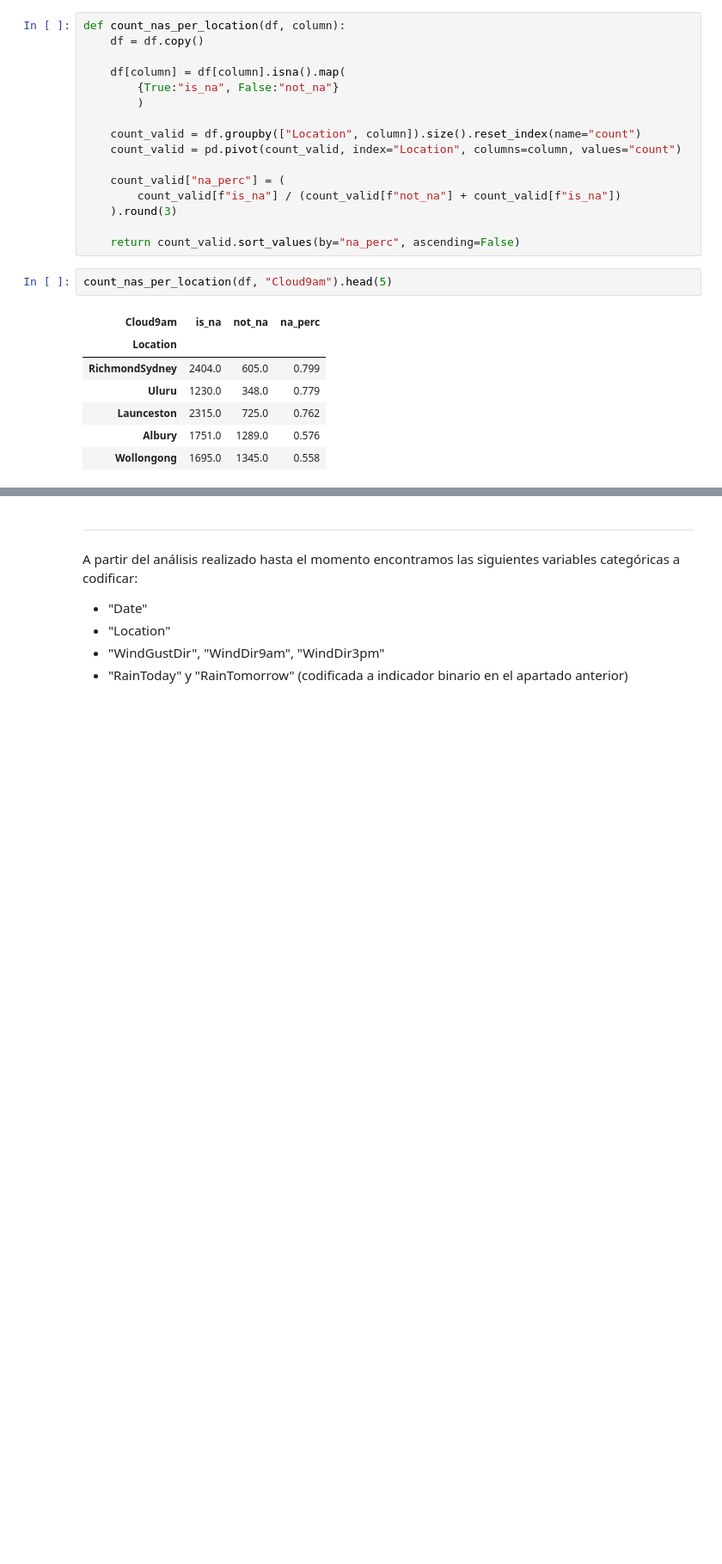
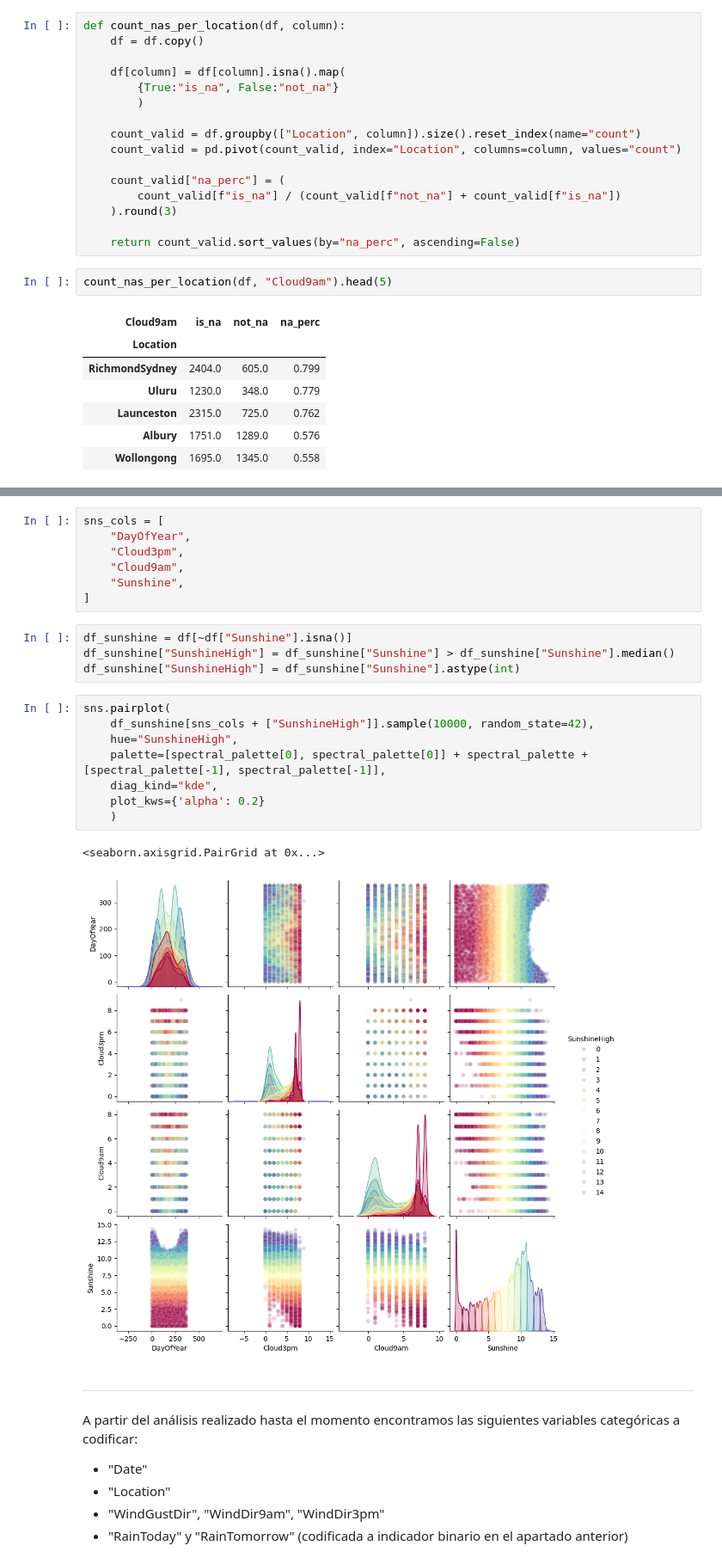
Before and after one commit to jcruz-ferreyra/aprMaqI_CEIA, a Jupyter notebook: TP/source/exploratory_analysis.ipynb, the cells around one changed output, grey strips where cells are left out. Shown at 86% size. Drawn from its saved outputs; the diff is of its cells as text; blank space fills up the shorter version.

```diff
--- a/TP/source/exploratory_analysis.ipynb
+++ b/TP/source/exploratory_analysis.ipynb
@@ -441,3 +478,25 @@ count_nas_per_location(df, "Cloud9am").head(5)
+# %%
+sns_cols = [
+    "DayOfYear",
+    "Cloud3pm",
+    "Cloud9am",
+    "Sunshine",
+]
+# %%
+df_sunshine = df[~df["Sunshine"].isna()]
+df_sunshine["SunshineHigh"] = df_sunshine["Sunshine"] > df_sunshine["Sunshine"].median()
+df_sunshine["SunshineHigh"] = df_sunshine["Sunshine"].astype(int)
+# %%
+sns.pairplot(
+    df_sunshine[sns_cols + ["SunshineHigh"]].sample(10000, random_state=42),
+    hue="SunshineHigh",
+    palette=[spectral_palette[0], spectral_palette[0]] + spectral_palette + [spectral_palette[-1], spectral_palette[-1]],
+    diag_kind="kde",
+    plot_kws={'alpha': 0.2}
+    )
+# %% [output]
+<seaborn.axisgrid.PairGrid at 0x...>
+[figure, added]
 # %% [markdown]
 ---
 # %% [markdown]
```
Also changed, not shown: parts of 26 cells of this notebook.
